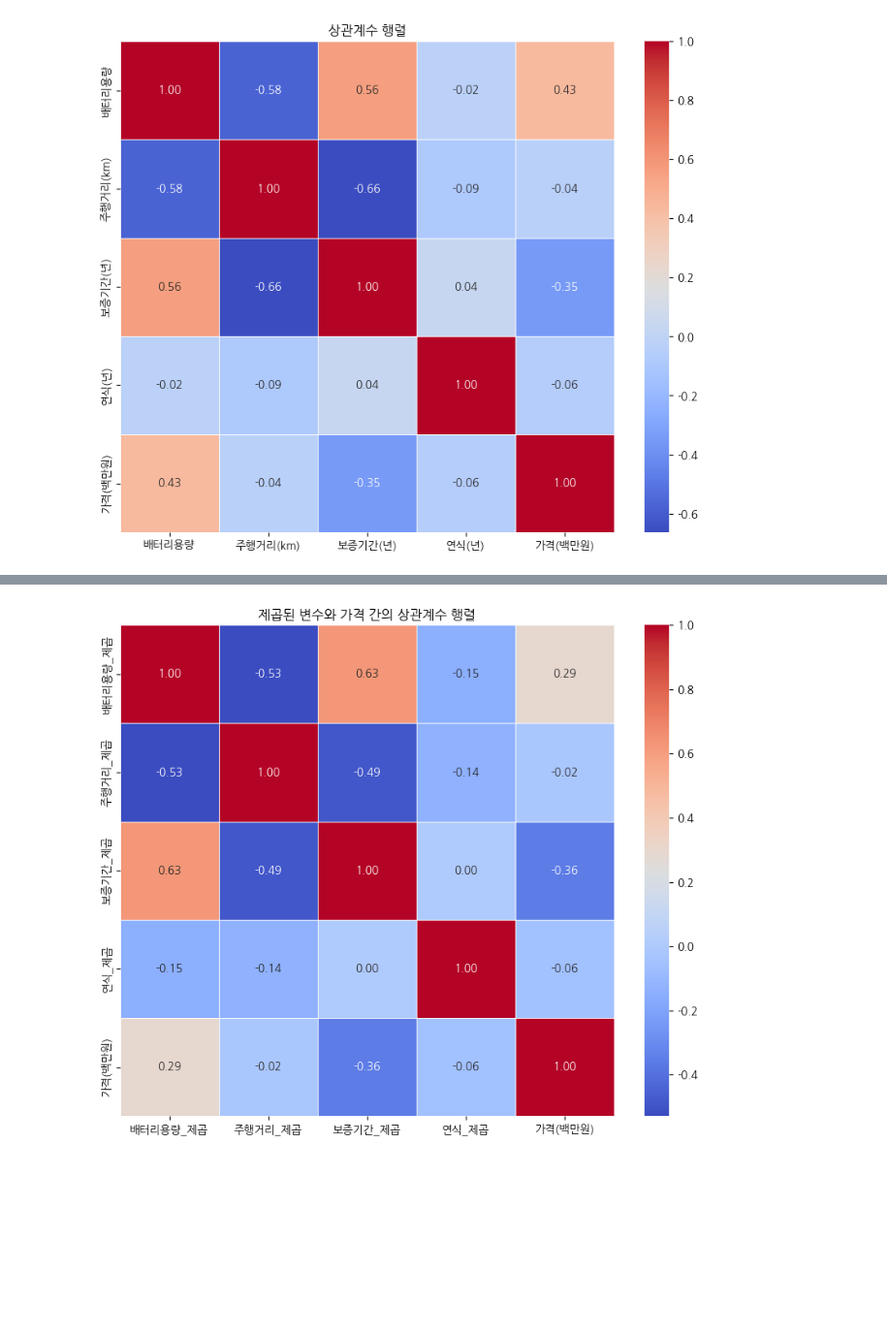
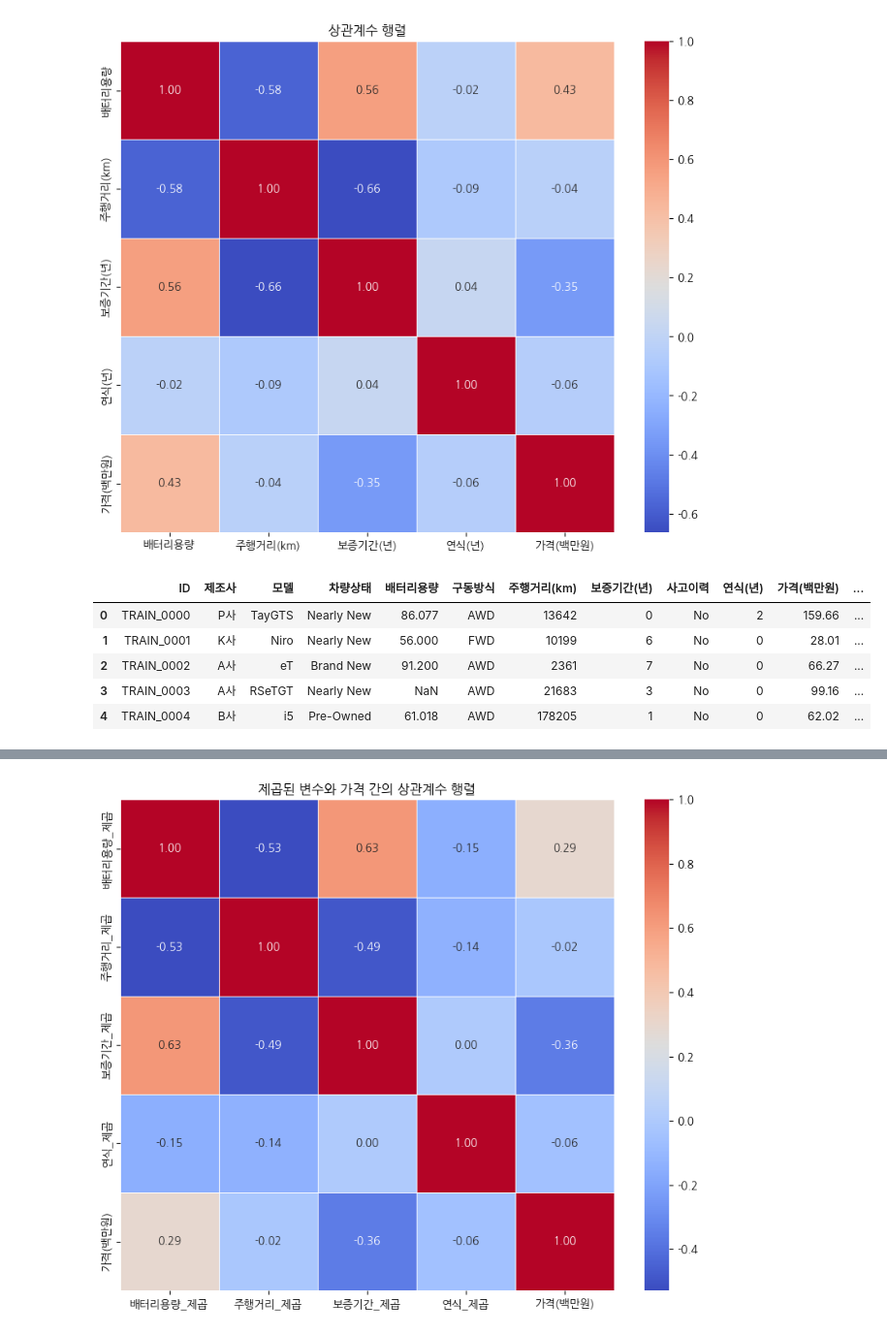
Before and after one commit to friendship-jung/EVPriceEstimator, a Jupyter notebook: 전기차_가격_예측_해커톤.ipynb, the cells around one changed output, grey strips where cells are left out. Shown at 97% size. Drawn from its saved outputs; the diff is of its cells as text; code cells hidden in the pictures; blank space fills up the shorter version.

```diff
--- a/전기차_가격_예측_해커톤.ipynb
+++ b/전기차_가격_예측_해커톤.ipynb
@@ -201,3 +201,33 @@ plt.title('상관계수 행렬')
 plt.show()
 # %% [output]
 [figure]
+# %%
+# 파생변수 생성
+
+# 차량 나이
+train['차량나이'] = 2025 - train['연식(년)']
+
+# 주행거리 대비 나이 비율
+train['주행거리_대비_나이'] = train['주행거리(km)'] / (train['차량나이'] + 1)  # 나이가 0인 경우를 방지
+
+# 남은 보증기간
+train['남은보증기간'] = train['보증기간(년)'] - train['차량나이']
+
+# 배터리 효율
+train['배터리효율'] = train['배터리용량'] / (train['주행거리(km)'] + 1)  # 주행거리가 0인 경우 방지
+
+# 구동방식 코드화
+train['구동방식코드'] = train['구동방식'].astype('category').cat.codes
+
+# 차량상태와 연식 결합 변수
+train['연식_상태'] = train['차량상태'].astype('category').cat.codes * train['연식(년)']
+
+# 결과 확인
+train.head()
+# %% [output]
+|  | ID | 제조사 | 모델 | 차량상태 | 배터리용량 | 구동방식 | 주행거리(km) | 보증기간(년) | 사고이력 | 연식(년) | 가격(백만원) | ... |
+| 0 | TRAIN_0000 | P사 | TayGTS | Nearly New | 86.077 | AWD | 13642 | 0 | No | 2 | 159.66 | ... |
+| 1 | TRAIN_0001 | K사 | Niro | Nearly New | 56.000 | FWD | 10199 | 6 | No | 0 | 28.01 | ... |
+| 2 | TRAIN_0002 | A사 | eT | Brand New | 91.200 | AWD | 2361 | 7 | No | 0 | 66.27 | ... |
+| 3 | TRAIN_0003 | A사 | RSeTGT | Nearly New | NaN | AWD | 21683 | 3 | No | 0 | 99.16 | ... |
+| 4 | TRAIN_0004 | B사 | i5 | Pre-Owned | 61.018 | AWD | 178205 | 1 | No | 0 | 62.02 | ... |
```
Also changed, not shown: parts of 4 cells of this notebook.
